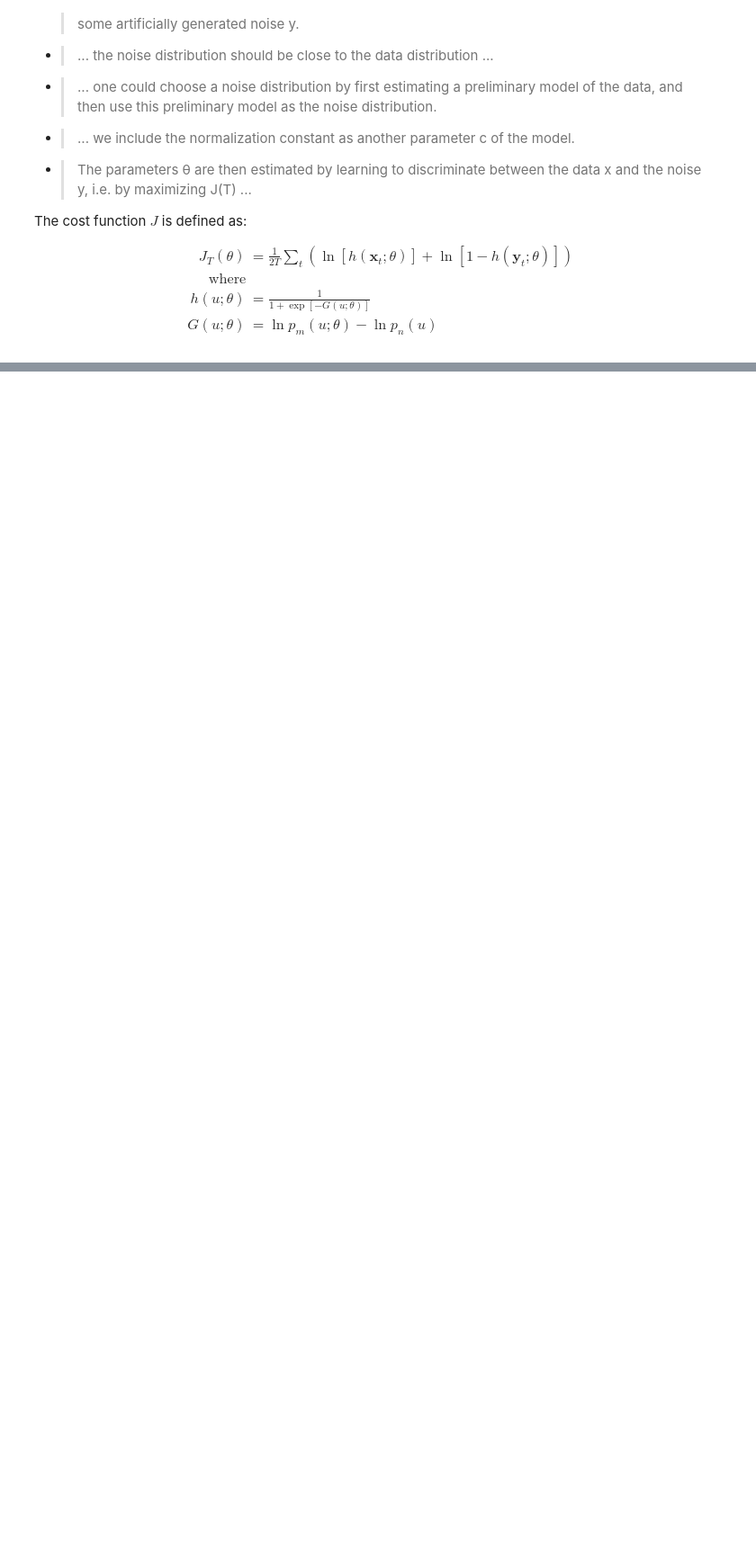
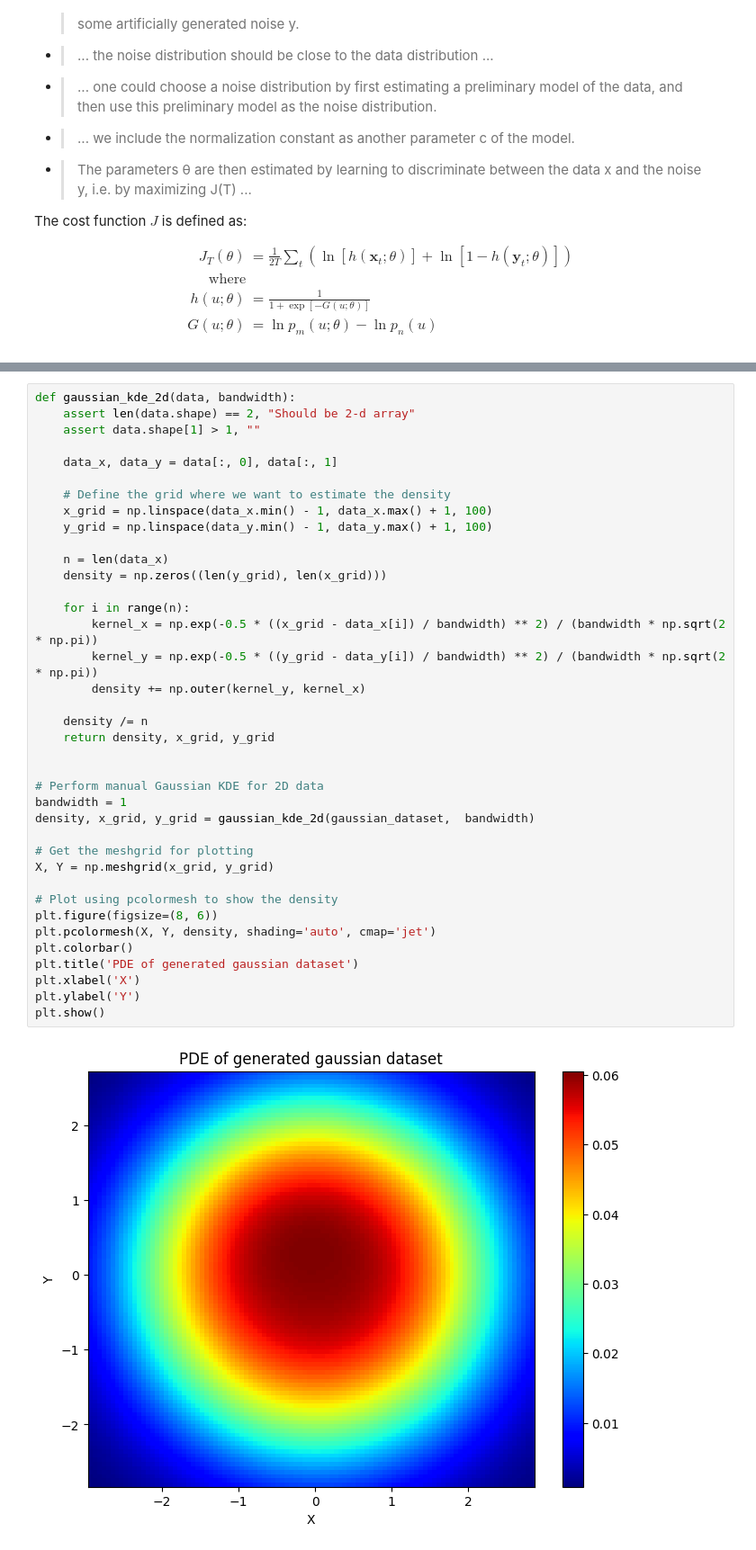
Before and after one commit to kturaevv/papers, a Jupyter notebook: noise_contrastive_estimation/notebook.ipynb, the cells around one changed output, grey strips where cells are left out. Shown at 90% size. Drawn from its saved outputs; the diff is of its cells as text; blank space fills up the shorter version.

Commit message:
add: pdf visuals of gaussian dataset

```diff
--- a/noise_contrastive_estimation/notebook.ipynb
+++ b/noise_contrastive_estimation/notebook.ipynb
@@ -118,0 +119,40 @@ Here are both distributiosn stacked:
+# %%
+def gaussian_kde_2d(data, bandwidth):
+    assert len(data.shape) == 2, "Should be 2-d array"
+    assert data.shape[1] > 1, ""
+
+    data_x, data_y = data[:, 0], data[:, 1]
+
+    # Define the grid where we want to estimate the density
+    x_grid = np.linspace(data_x.min() - 1, data_x.max() + 1, 100)
+    y_grid = np.linspace(data_y.min() - 1, data_y.max() + 1, 100)
+
+    n = len(data_x)
+    density = np.zeros((len(y_grid), len(x_grid)))
+
+    for i in range(n):
+        kernel_x = np.exp(-0.5 * ((x_grid - data_x[i]) / bandwidth) ** 2) / (bandwidth * np.sqrt(2 * np.pi))
+        kernel_y = np.exp(-0.5 * ((y_grid - data_y[i]) / bandwidth) ** 2) / (bandwidth * np.sqrt(2 * np.pi))
+        density += np.outer(kernel_y, kernel_x)
+
+    density /= n
+    return density, x_grid, y_grid
+
+
+# Perform manual Gaussian KDE for 2D data
+bandwidth = 1
+density, x_grid, y_grid = gaussian_kde_2d(gaussian_dataset,  bandwidth)
+
+# Get the meshgrid for plotting
+X, Y = np.meshgrid(x_grid, y_grid)
+
+# Plot using pcolormesh to show the density
+plt.figure(figsize=(8, 6))
+plt.pcolormesh(X, Y, density, shading='auto', cmap='jet')
+plt.colorbar()
+plt.title('PDE of generated gaussian dataset')
+plt.xlabel('X')
+plt.ylabel('Y')
+plt.show()
+# %% [output]
+[figure, added]
```
Also changed, not shown: parts of 2 cells of this notebook.
